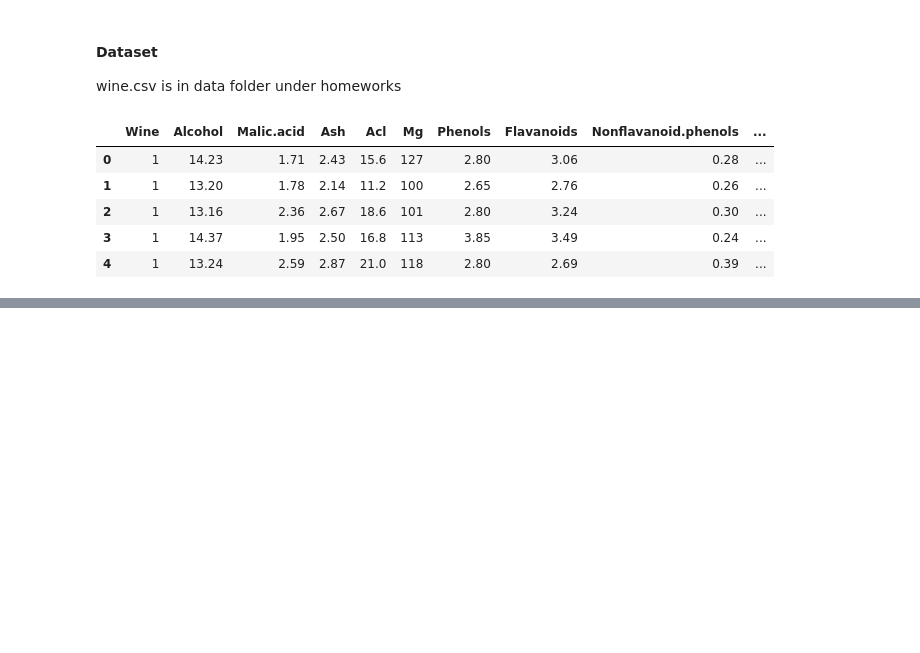
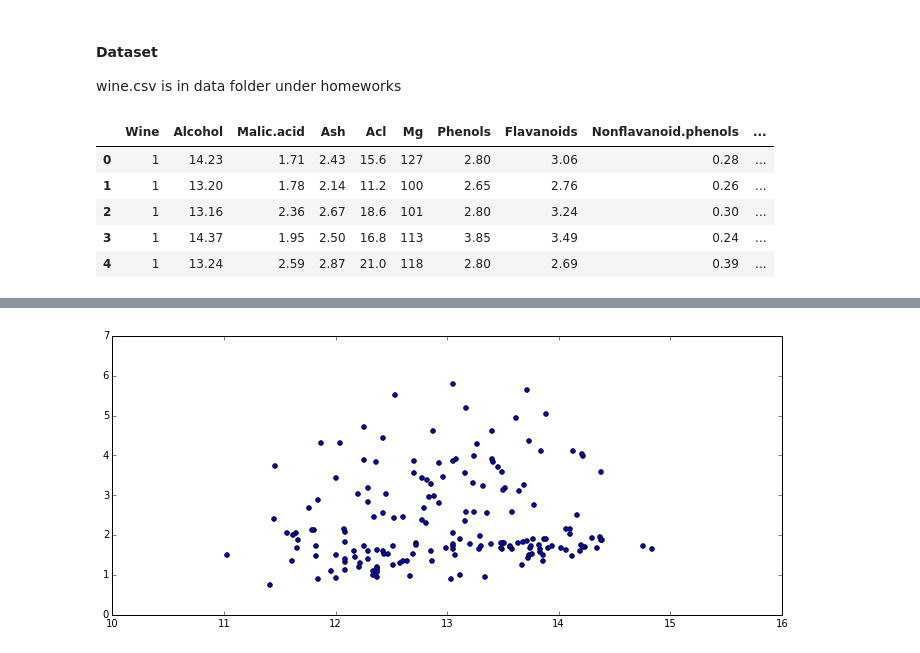
Before and after one commit to DKAllgeier/DAT_SF_11, a Jupyter notebook: homeworks/hw4/hw_4-DKA.ipynb, the cells around one changed output, grey strips where cells are left out. Cells and saved outputs as stored; diff of their text form; code cells hidden in the pictures; blank space fills up the shorter version.

```diff
--- a/homeworks/hw4/hw_4-DKA.ipynb
+++ b/homeworks/hw4/hw_4-DKA.ipynb
@@ -32,0 +115,4 @@ wine.head(5)
+# %%
+_ = plt.scatter(X[:,0], X[:,1])
+# %% [output]
+[figure, added]
```
Also changed, not shown: parts of 27 cells of this notebook, 1 other file.
